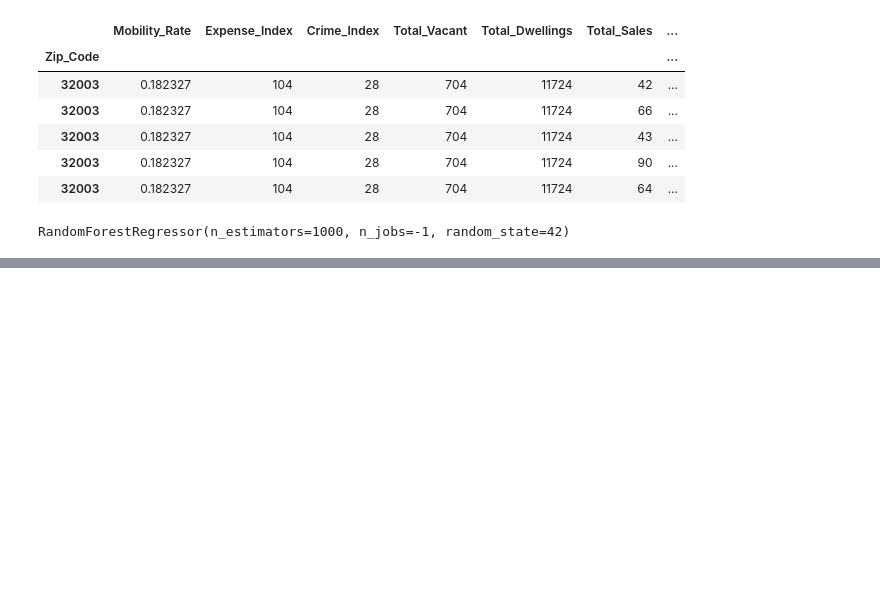
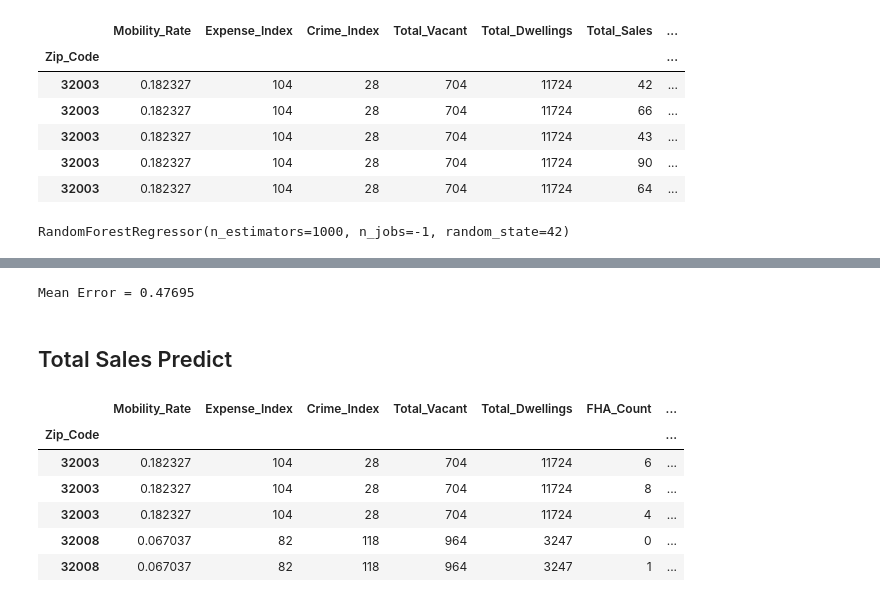
Before and after one commit to FinalProject-2021/Housing_Valuation, a Jupyter notebook: random_forest_regressor_am.ipynb, the cells around one changed output, grey strips where cells are left out. Cells and saved outputs as stored; diff of their text form; code cells hidden in the pictures; blank space fills up the shorter version.

Commit message:
complete regressor model for fha, sales, totalsales

```diff
--- a/random_forest_regressor_am.ipynb
+++ b/random_forest_regressor_am.ipynb
@@ -232,5 +232,5 @@ output
 | 2541 | 559847.963 | 599000.0 |
 2542 rows × 2 columns
 # %%
-test['Predicted_Sale_Price'] = rf_pred
-test
+# test['Predicted_Sale_Price'] = rf_pred
+# test
@@ -296,0 +282,24 @@ ValueError: Number of features of the model must match the input. Model n_featur
+# %%
+rf_pred_fha = rf_regr_2.predict(fha_X_test)
+
+print('Mean Error = %.5f' % np.sqrt(mean_squared_log_error(fha_y_test, rf_pred_fha)))
+# %% [output]
+Mean Error = 0.47695
+# %% [markdown]
+## Total Sales Predict
+# %%
+ts_y_test = test['Total_Sales'].values
+
+ts_X_test = test.drop(columns='Total_Sales')
+
+ts_test_names = ts_X_test.columns
+
+ts_X_test.head()
+# %% [output]
+|  | Mobility_Rate | Expense_Index | Crime_Index | Total_Vacant | Total_Dwellings | FHA_Count | ... |
+| Zip_Code |  |  |  |  |  |  | ... |
+| 32003 | 0.182327 | 104 | 28 | 704 | 11724 | 6 | ... |
+| 32003 | 0.182327 | 104 | 28 | 704 | 11724 | 8 | ... |
+| 32003 | 0.182327 | 104 | 28 | 704 | 11724 | 4 | ... |
+| 32008 | 0.067037 | 82 | 118 | 964 | 3247 | 0 | ... |
+| 32008 | 0.067037 | 82 | 118 | 964 | 3247 | 1 | ... |
```
Also changed, not shown: parts of 8 cells of this notebook.
